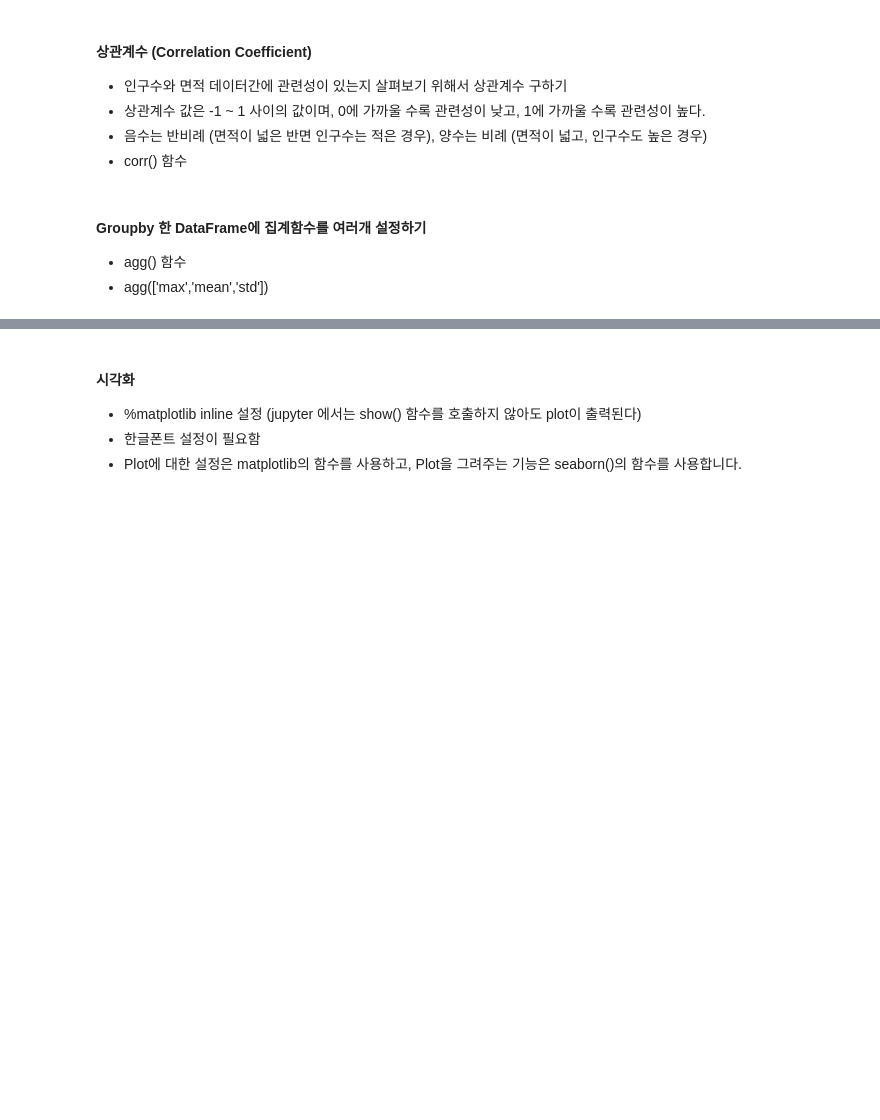
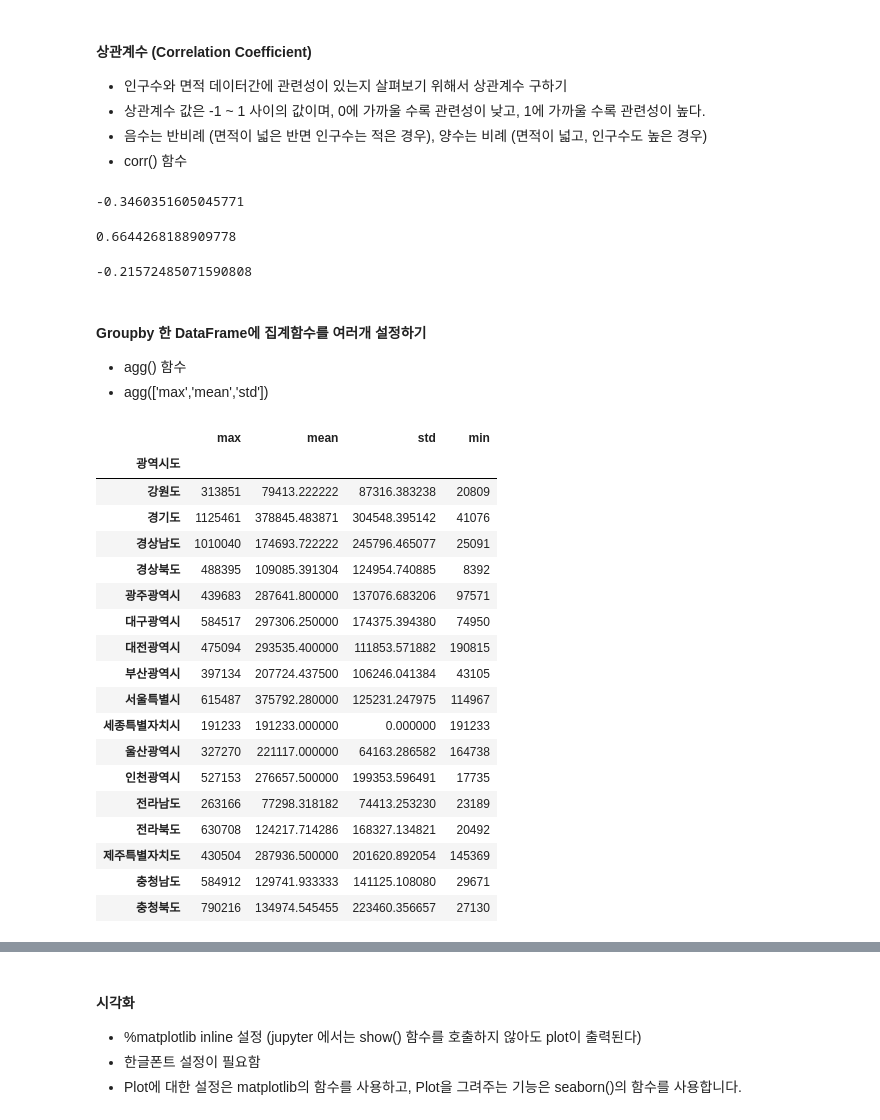
Before and after one commit to sosoo208/Python_Webscraping_Analysis, a Jupyter notebook: 03-1.행정구역정보_분석과시각화.ipynb, the cells around one changed output, grey strips where cells are left out. Saved outputs shown, nothing was run; the diff lists cells and outputs as text; code cells hidden in the pictures; blank space fills up the shorter version.

```diff
--- a/03-1.행정구역정보_분석과시각화.ipynb
+++ b/03-1.행정구역정보_분석과시각화.ipynb
@@ -979,10 +979,20 @@ writer.close() #_save()
 * corr() 함수
 # %%
 #전국의 면적과 인구수의 상관계수 구하기
+data['면적'].corr(data['인구수'])
+# %% [output]
+-0.3460351605045771
 # %%
 #서울의 면적과 인구수의 상관계수 구하기
+seoul_df = data.loc[data['광역시도'] == '서울특별시', ['행정구역', '인구수', '면적']]
+seoul_df['면적'].corr(seoul_df['인구수'])
+# %% [output]
+0.6644268188909778
 # %%
 #경기도의 면적과 인구수의 상관계수 구하기
+gy_df['면적'].corr(gy_df['인구수'])
+# %% [output]
+-0.21572485071590808
 # %% [markdown]
 #### Groupby 한 DataFrame에 집계함수를 여러개 설정하기
 * agg() 함수
@@ -990,5 +1000,26 @@ writer.close() #_save()
 # %%
 # agg() 함수 사용하여 여러개의 통계함수를 사용합니다.
 # fillna(0) NaN 을 0 으로 변경해 줌
+data.groupby('광역시도')['인구수'].agg(['max', 'mean', 'std', 'min']).fillna(0)
+# %% [output]
+|  | max | mean | std | min |
+| 광역시도 |  |  |  |  |
+| 강원도 | 313851 | 79413.222222 | 87316.383238 | 20809 |
+| 경기도 | 1125461 | 378845.483871 | 304548.395142 | 41076 |
+| 경상남도 | 1010040 | 174693.722222 | 245796.465077 | 25091 |
+| 경상북도 | 488395 | 109085.391304 | 124954.740885 | 8392 |
+| 광주광역시 | 439683 | 287641.800000 | 137076.683206 | 97571 |
+| 대구광역시 | 584517 | 297306.250000 | 174375.394380 | 74950 |
+| 대전광역시 | 475094 | 293535.400000 | 111853.571882 | 190815 |
+| 부산광역시 | 397134 | 207724.437500 | 106246.041384 | 43105 |
+| 서울특별시 | 615487 | 375792.280000 | 125231.247975 | 114967 |
+| 세종특별자치시 | 191233 | 191233.000000 | 0.000000 | 191233 |
+| 울산광역시 | 327270 | 221117.000000 | 64163.286582 | 164738 |
+| 인천광역시 | 527153 | 276657.500000 | 199353.596491 | 17735 |
+| 전라남도 | 263166 | 77298.318182 | 74413.253230 | 23189 |
+| 전라북도 | 630708 | 124217.714286 | 168327.134821 | 20492 |
+| 제주특별자치도 | 430504 | 287936.500000 | 201620.892054 | 145369 |
+| 충청남도 | 584912 | 129741.933333 | 141125.108080 | 29671 |
+| 충청북도 | 790216 | 134974.545455 | 223460.356657 | 27130 |
 # %%
 # agg() 함수 사용 - 그룹핑한 데이터를 여러개의 집계함수를 사용해서 새로운 DataFrame 객체 생성하기
```
Also changed, not shown: parts of 6 cells of this notebook, 1 other file.
